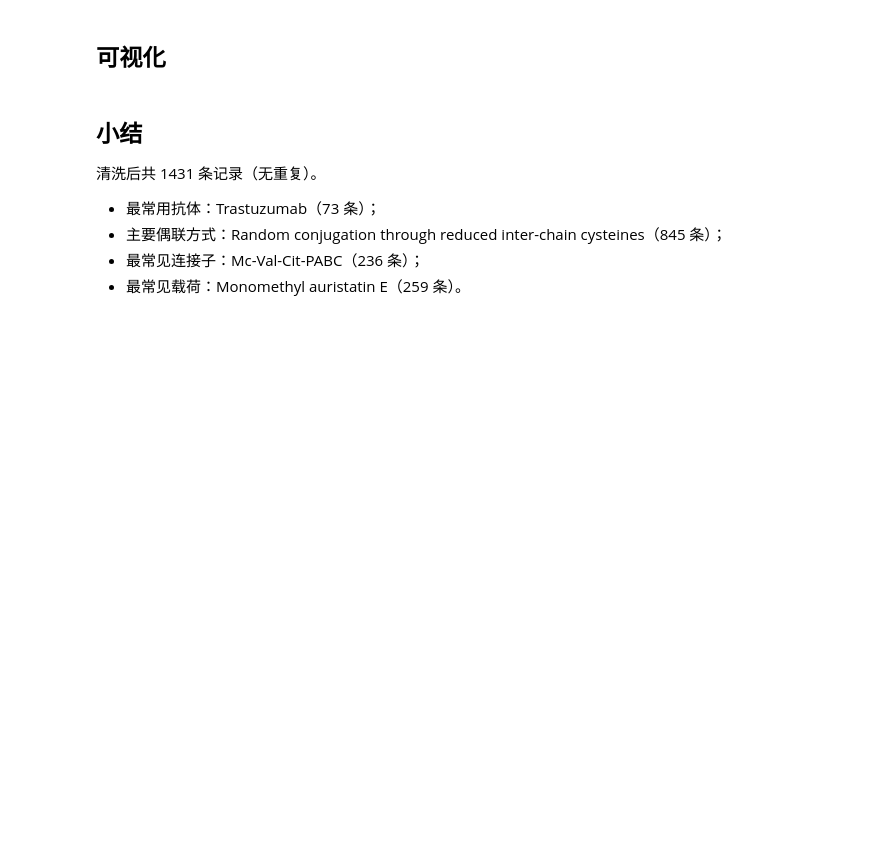
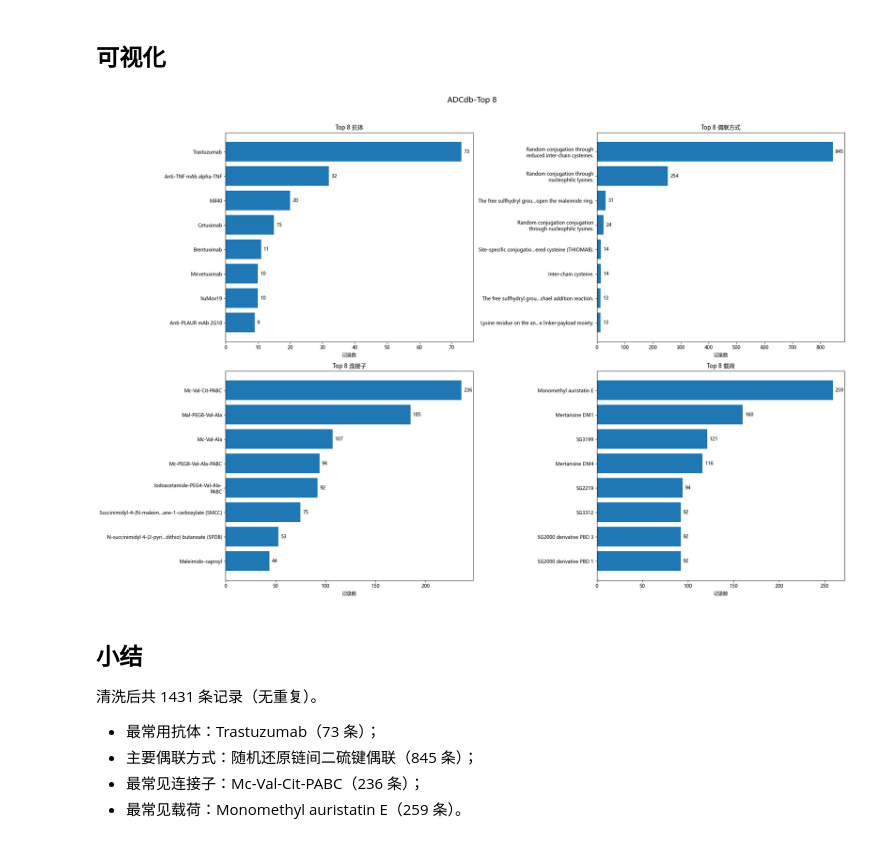
Before and after one commit to qkli1535/ADC_analysis, a Jupyter notebook: ADCdb_Analysis.ipynb, the cells around one changed output. Cells and saved outputs as stored; diff of their text form; code cells hidden in the pictures; blank space fills up the shorter version.

```diff
--- a/ADCdb_Analysis.ipynb
+++ b/ADCdb_Analysis.ipynb
@@ -32,40 +143,42 @@ df['Linker Name'].value_counts().head(5)
 # %%
 import textwrap
 
 # 横向条形图 + Top 8 + 数值标注，长名称换行显示
 def top_counts(series, n=8):
     return series.value_counts().head(n)
 
-def wrap(label, width=30, maxlines=2):
+def wrap(label, width=30, maxlines=2, keep=24):
     lines = textwrap.wrap(label, width=width)
     if len(lines) <= maxlines:
         return '\n'.join(lines)
-    return '\n'.join(lines[:maxlines]) + '…'
+    return label[:keep] + '…' + label[-keep:]
 
-fig, axes = plt.subplots(2, 2, figsize=(15, 12))
-fig.suptitle('ADCdb 常见字段 Top 8', fontsize=16)
+fig, axes = plt.subplots(2, 2, figsize=(22, 15))
+fig.suptitle('ADCdb-Top 8', fontsize=16)
 parts = [
     (axes[0, 0], df['Antibody Name'], 'Top 8 抗体'),
     (axes[0, 1], df['Conjugate Type'], 'Top 8 偶联方式'),
     (axes[1, 0], df['Linker Name'], 'Top 8 连接子'),
     (axes[1, 1], df['Payload Name'], 'Top 8 载荷'),
 ]
 for ax, col, title in parts:
-    counts = top_counts(col)
+    counts = top_counts(col,8)
     bars = ax.barh(counts.index.map(wrap), counts.values)
-    ax.bar_label(bars, fmt='%d', padding=3)
+    ax.bar_label(bars, fmt='%d', padding=5)
     ax.set_title(title, fontsize=12)
     ax.invert_yaxis()
     ax.set_xlabel('记录数')
 plt.tight_layout(rect=(0, 0, 1, 0.96))
 plt.savefig('antibody_conjugate.png', dpi=120, bbox_inches='tight')
 plt.show()
+# %% [output]
+[figure, added]
 # %% [markdown]
 ## 小结
 
 清洗后共 1431 条记录（无重复）。
 
 - 最常用抗体：Trastuzumab（73 条）；
-- 主要偶联方式：Random conjugation through reduced inter-chain cysteines（845 条）；
+- 主要偶联方式：随机还原链间二硫键偶联（845 条）；
 - 最常见连接子：Mc-Val-Cit-PABC（236 条）；
 - 最常见载荷：Monomethyl auristatin E（259 条）。
```
Also changed, not shown: parts of 8 cells of this notebook, 4 other files.
